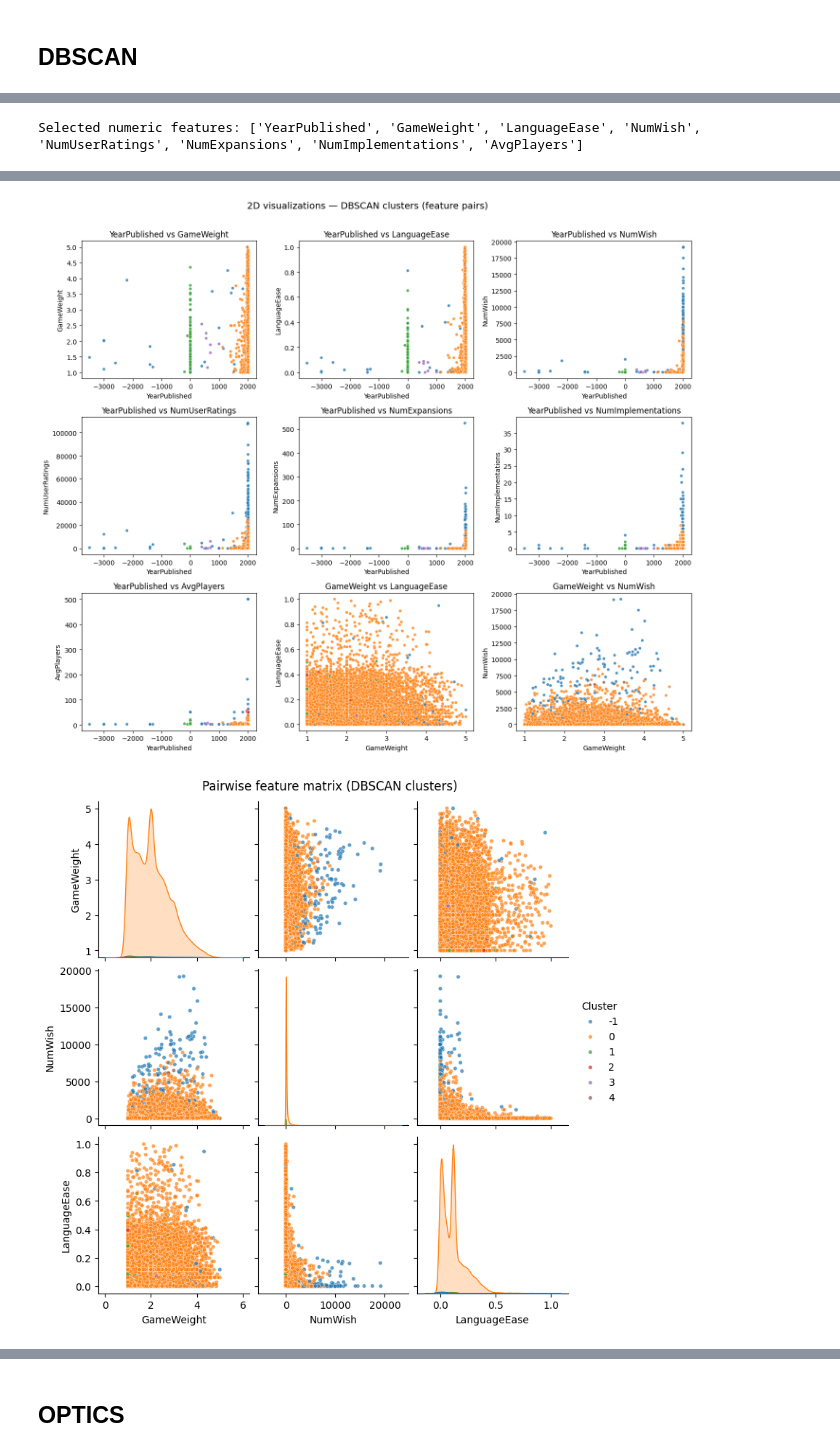
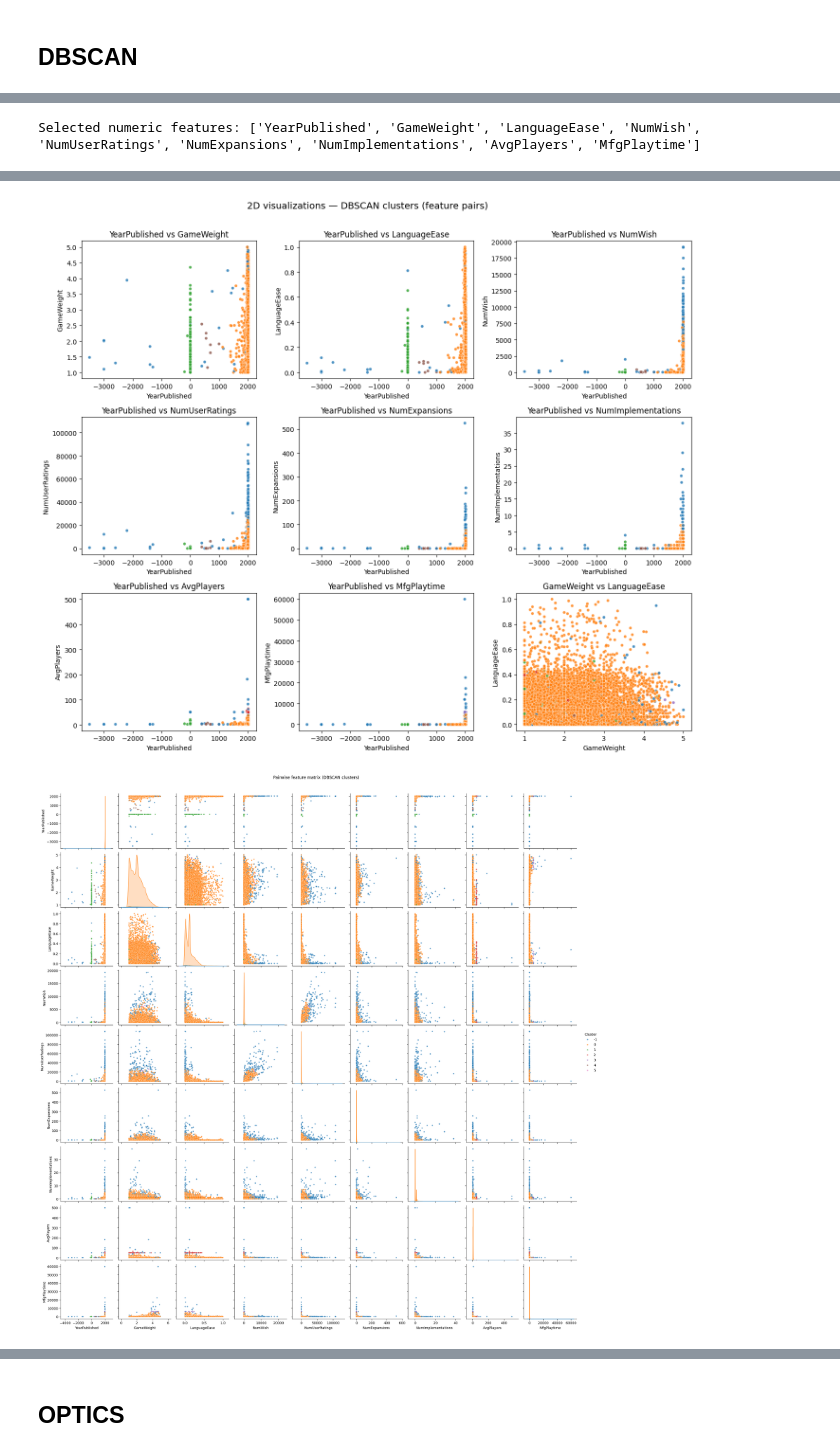
Before and after one commit to leopasq24/DataMining, a Jupyter notebook: dbscan_optics_clustering.ipynb, the cells around one changed output, grey strips where cells are left out. Cells and saved outputs as stored; diff of their text form; code cells hidden in the pictures.

```diff
--- a/dbscan_optics_clustering.ipynb
+++ b/dbscan_optics_clustering.ipynb
@@ -45,8 +22,7 @@ Dataset shape: (21925, 37)
 # Feature engineering
 if {'MinPlayers','MaxPlayers'}.issubset(df.columns):
     df['AvgPlayers'] = (df['MinPlayers'] + df['MaxPlayers']) / 2
-if {'ComMinPlaytime','ComMaxPlaytime'}.issubset(df.columns):
-    df['AvgPlaytime'] = (df['ComMinPlaytime'] + df['ComMaxPlaytime']) / 2
+
 
 # Selezione delle sole variabili numeriche utili
 features = [
@@ -54,7 +30,7 @@ features = [
     'ComAgeRec', 'LanguageEase', 'NumWish',
     'NumUserRatings', 'NumComments',
     'NumExpansions', 'NumImplementations',
-    'AvgPlayers', 'AvgPlaytime'
+    'AvgPlayers', 'MfgPlaytime'
 ]
 features = [f for f in features if f in df.columns]
 df_num = df[features].dropna()
@@ -123,7 +99,7 @@ plt.show()
 from itertools import combinations
 
 pairs = list(combinations(df_num.columns, 2))
-n_pairs = min(9, len(pairs))  # ne mostriamo 9 per leggibilità
+n_pairs = min(9, len(pairs))
 fig, axes = plt.subplots(3, 3, figsize=(14, 12))
 axes = axes.flatten()
 
@@ -149,7 +125,7 @@ plt.show()
 
 
 # Pairwise scatter matrix
-subset_cols = ['GameWeight','NumWish','AvgPlaytime','LanguageEase','ComAgeRec']
+subset_cols = features
 subset_cols = [c for c in subset_cols if c in df_clusters.columns]
 
 if len(subset_cols) > 1:
@@ -186,4 +162,4 @@ if not np.isnan(sil):
 print("- Visualizations show cluster separation across multiple feature pairs.")
 print("- The heatmap summarizes average characteristics per cluster.")
 # %% [output]
-Selected numeric features: ['YearPublished', 'GameWeight', 'LanguageEase', 'NumWish', 'NumUserRatings', 'NumExpansions', 'NumImplementations', 'AvgPlayers']
+Selected numeric features: ['YearPublished', 'GameWeight', 'LanguageEase', 'NumWish', 'NumUserRatings', 'NumExpansions', 'NumImplementations', 'AvgPlayers', 'MfgPlaytime']
@@ -199,5 +175,5 @@ Passing `palette` without assigning `hue` is deprecated and will be removed in v
-[figure, old version]
+[figure, new version]
-[figure, old version]
+[figure, new version]
 Mean feature values per cluster:
          YearPublished  GameWeight  LanguageEase  NumWish  NumUserRatings  \
 Cluster
```
Also changed, not shown: parts of 6 cells of this notebook.
